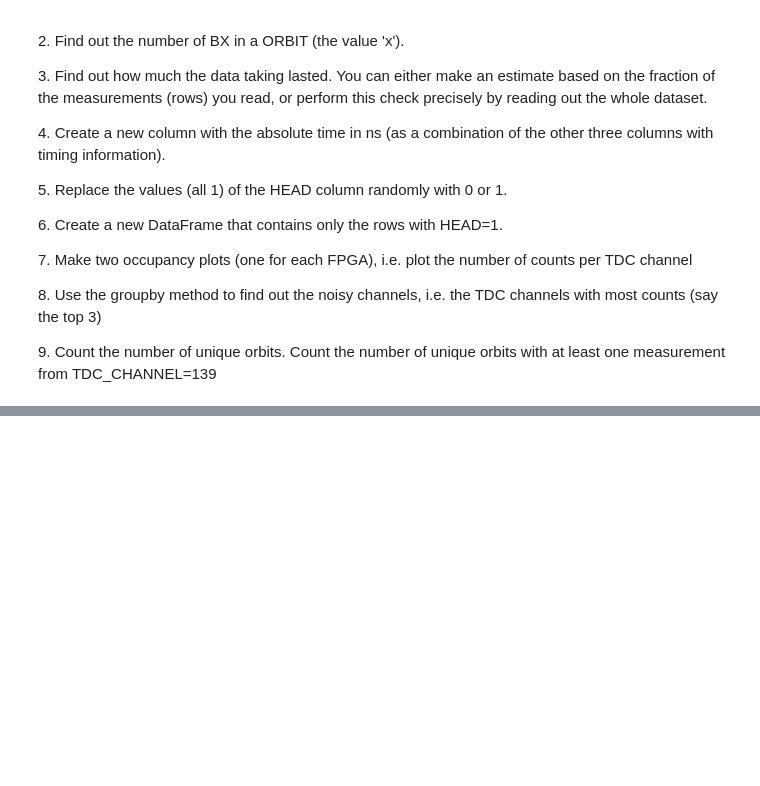
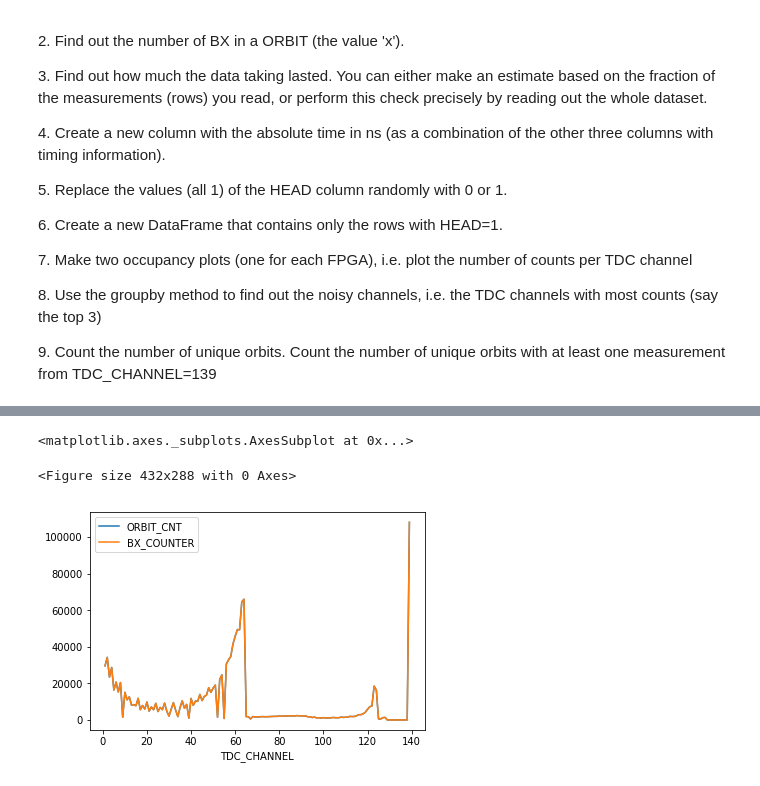
Before and after one commit to santiago10403/LaboratoryOfComputationalPhysics_Y9, a Jupyter notebook: 06ex_Pandas.ipynb, the cells around one changed output, grey strips where cells are left out. Saved outputs shown, nothing was run; the diff lists cells and outputs as text; code cells hidden in the pictures; blank space fills up the shorter version.

```diff
--- a/06ex_Pandas.ipynb
+++ b/06ex_Pandas.ipynb
@@ -38,3 +38,11 @@ data_000637.txt.1       [  <=>               ] 224.54K   701KB/s    in 0.3s
 8\. Use the groupby method to find out the noisy channels, i.e. the TDC channels with most counts (say the top 3)
 
 9\. Count the number of unique orbits. Count the number of unique orbits with at least one measurement from TDC_CHANNEL=139
+# %%
+import pandas as pd
+import numpy as np
+
+N = 10000
+data = pd.read_csv('~/data/data_000637.txt')
+# data.describe()
+data.head(N+1)
@@ -40,0 +127,3 @@ data_000637.txt.1       [  <=>               ] 224.54K   701KB/s    in 0.3s
+# %%
+data['timens']= (data['BX_COUNTER']* 25 + data['TDC_MEAS'] * 25/30 + 3564 * 25 * data['ORBIT_CNT'])
+data['timens'].tail(1)
@@ -40,0 +141,3 @@ data_000637.txt.1       [  <=>               ] 224.54K   701KB/s    in 0.3s
+# %%
+data['HEAD'] = np.random.randint(0,2,size=len(data['HEAD']))
+data
@@ -40,0 +205,9 @@ data_000637.txt.1       [  <=>               ] 224.54K   701KB/s    in 0.3s
+# %%
+import matplotlib.pyplot as plt
+
+result = data.groupby('TDC_CHANNEL').count()
+plt.figure(); result[['ORBIT_CNT', 'BX_COUNTER']].plot()
+# %% [output]
+<matplotlib.axes._subplots.AxesSubplot at 0x...>
+<Figure size 432x288 with 0 Axes>
+[figure, added]
```
Also changed, not shown: parts of 10 cells of this notebook.
